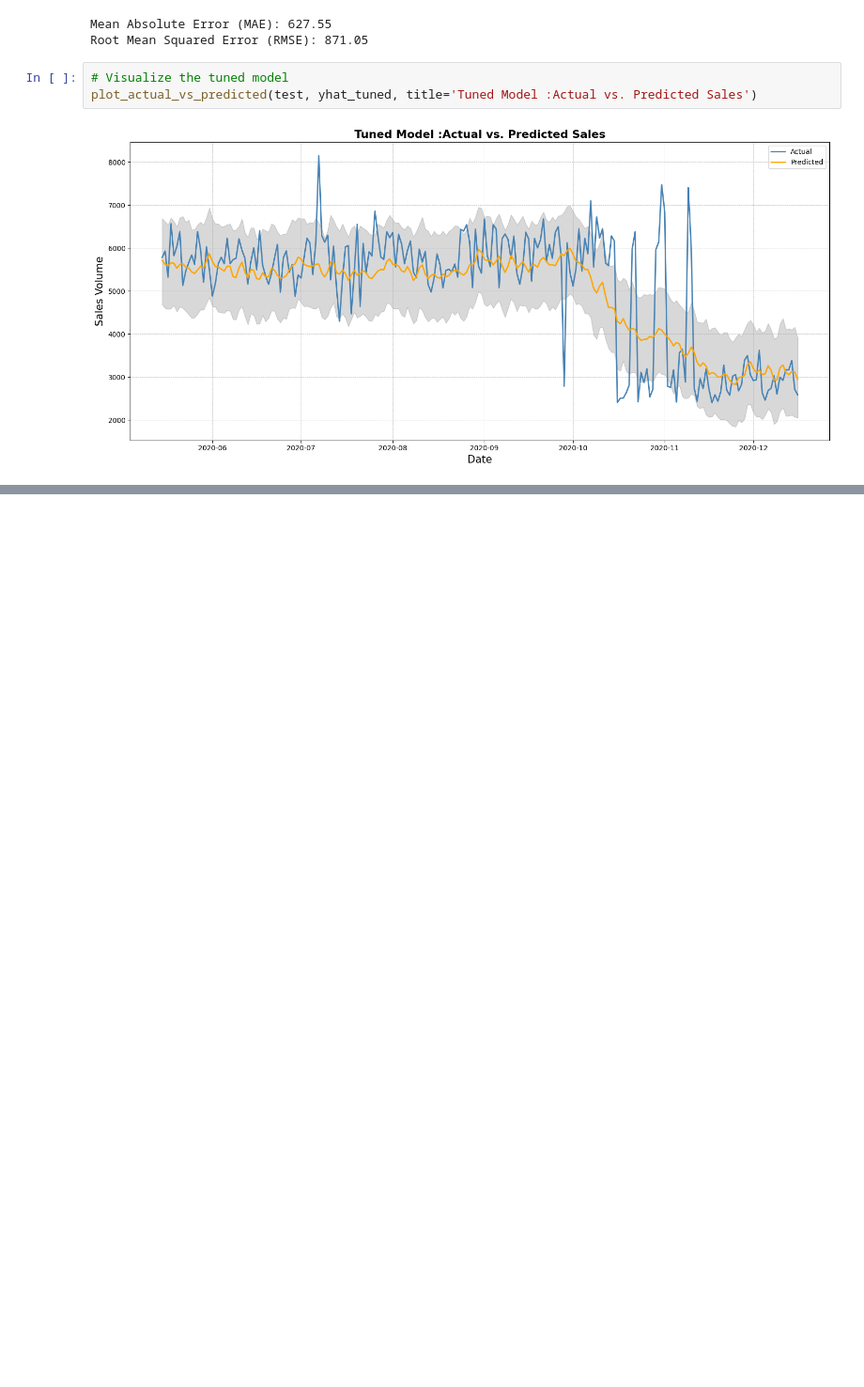
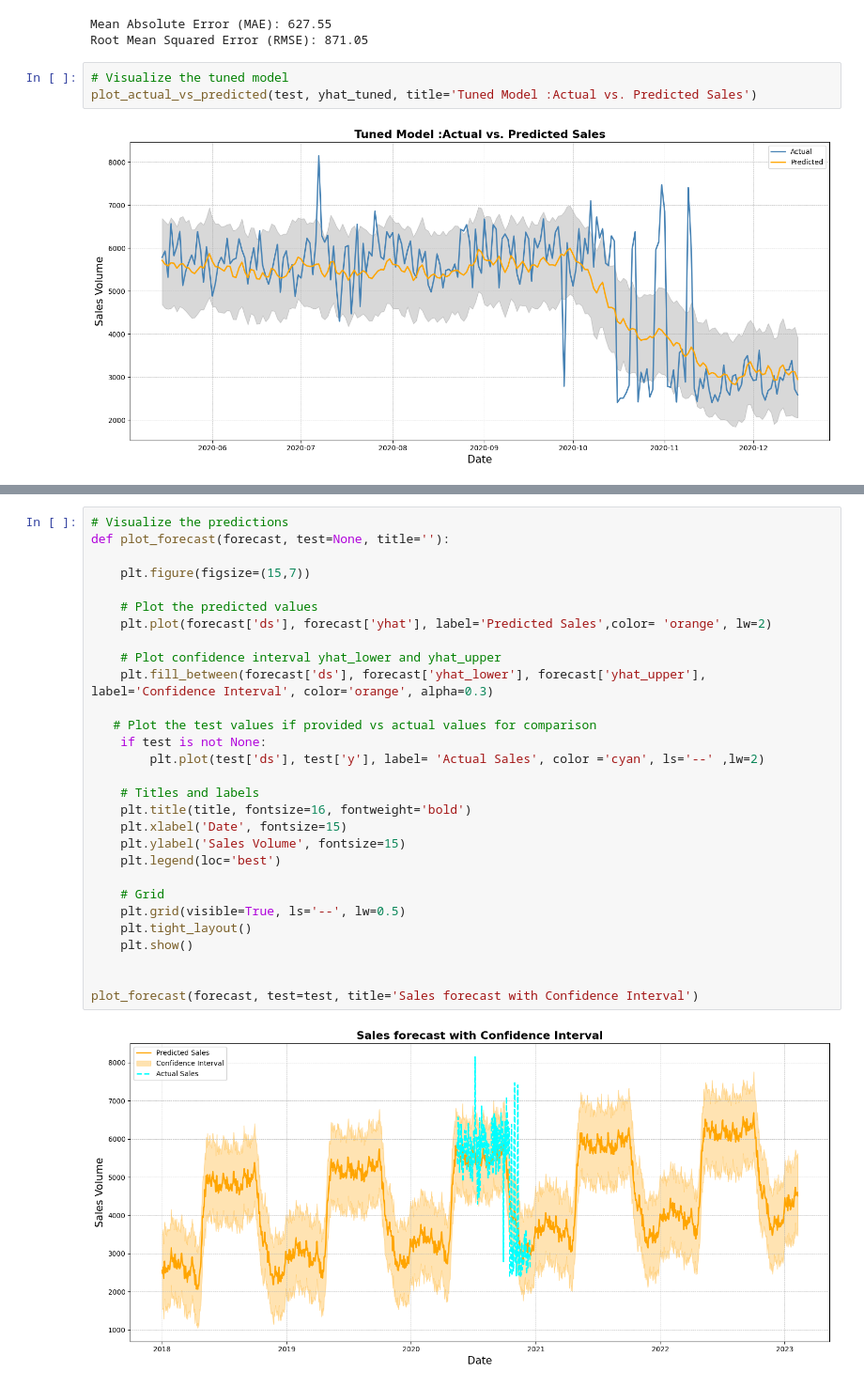
Before and after one commit to jaylesmajor/time-series-analysis, a Jupyter notebook: sales.ipynb, the cells around one changed output, grey strips where cells are left out. Shown at 94% size. Drawn from its saved outputs; the diff is of its cells as text; blank space fills up the shorter version.

```diff
--- a/sales.ipynb
+++ b/sales.ipynb
@@ -426,0 +464,31 @@ plot_actual_vs_predicted(test, yhat_tuned, title='Tuned Model :Actual vs. Predic
+# %%
+# Visualize the predictions
+def plot_forecast(forecast, test=None, title=''):
+
+    plt.figure(figsize=(15,7))
+
+    # Plot the predicted values
+    plt.plot(forecast['ds'], forecast['yhat'], label='Predicted Sales',color= 'orange', lw=2)
+
+    # Plot confidence interval yhat_lower and yhat_upper
+    plt.fill_between(forecast['ds'], forecast['yhat_lower'], forecast['yhat_upper'], label='Confidence Interval', color='orange', alpha=0.3)
+
+   # Plot the test values if provided vs actual values for comparison
+    if test is not None:
+        plt.plot(test['ds'], test['y'], label= 'Actual Sales', color ='cyan', ls='--' ,lw=2)
+
+    # Titles and labels
+    plt.title(title, fontsize=16, fontweight='bold')
+    plt.xlabel('Date', fontsize=15)
+    plt.ylabel('Sales Volume', fontsize=15)
+    plt.legend(loc='best')
+
+    # Grid
+    plt.grid(visible=True, ls='--', lw=0.5)
+    plt.tight_layout()
+    plt.show()
+
+
+plot_forecast(forecast, test=test, title='Sales forecast with Confidence Interval')
+# %% [output]
+[figure, added]
```
Also changed, not shown: parts of 6 cells of this notebook.
